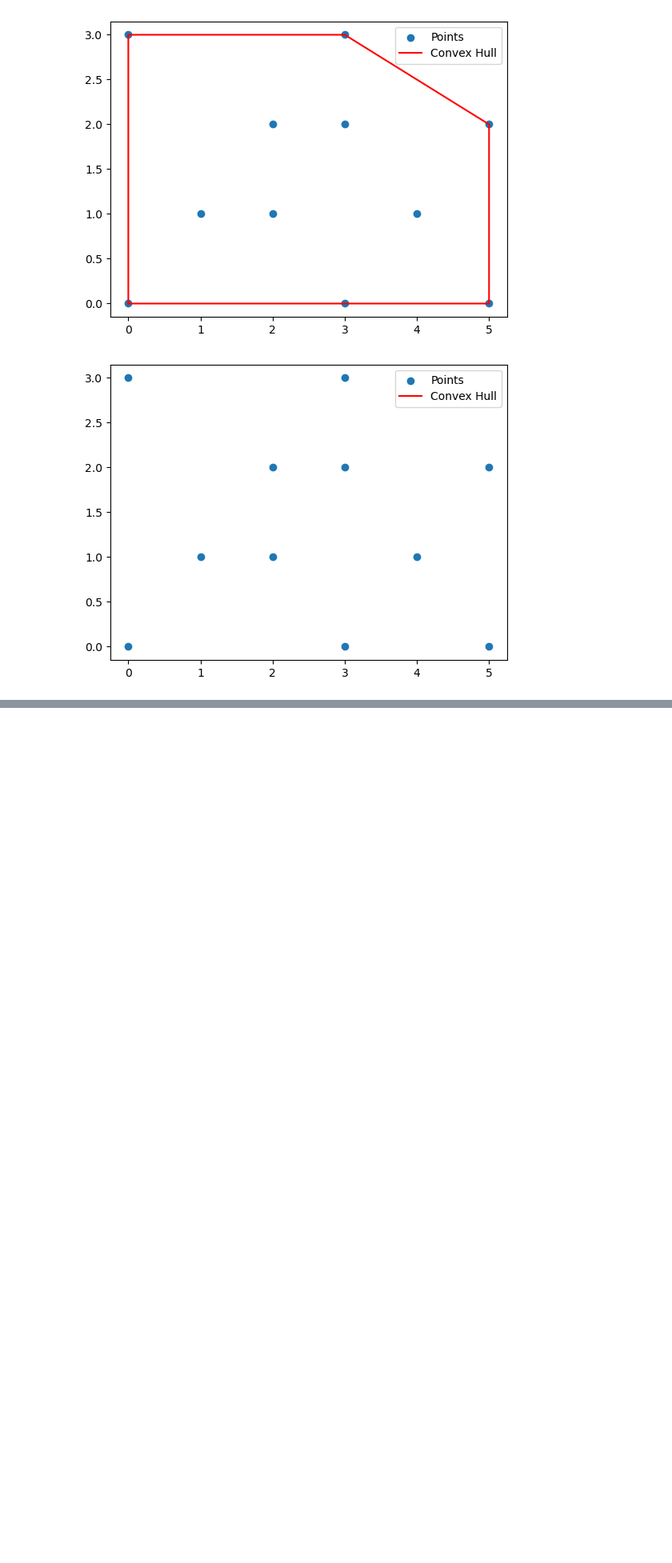
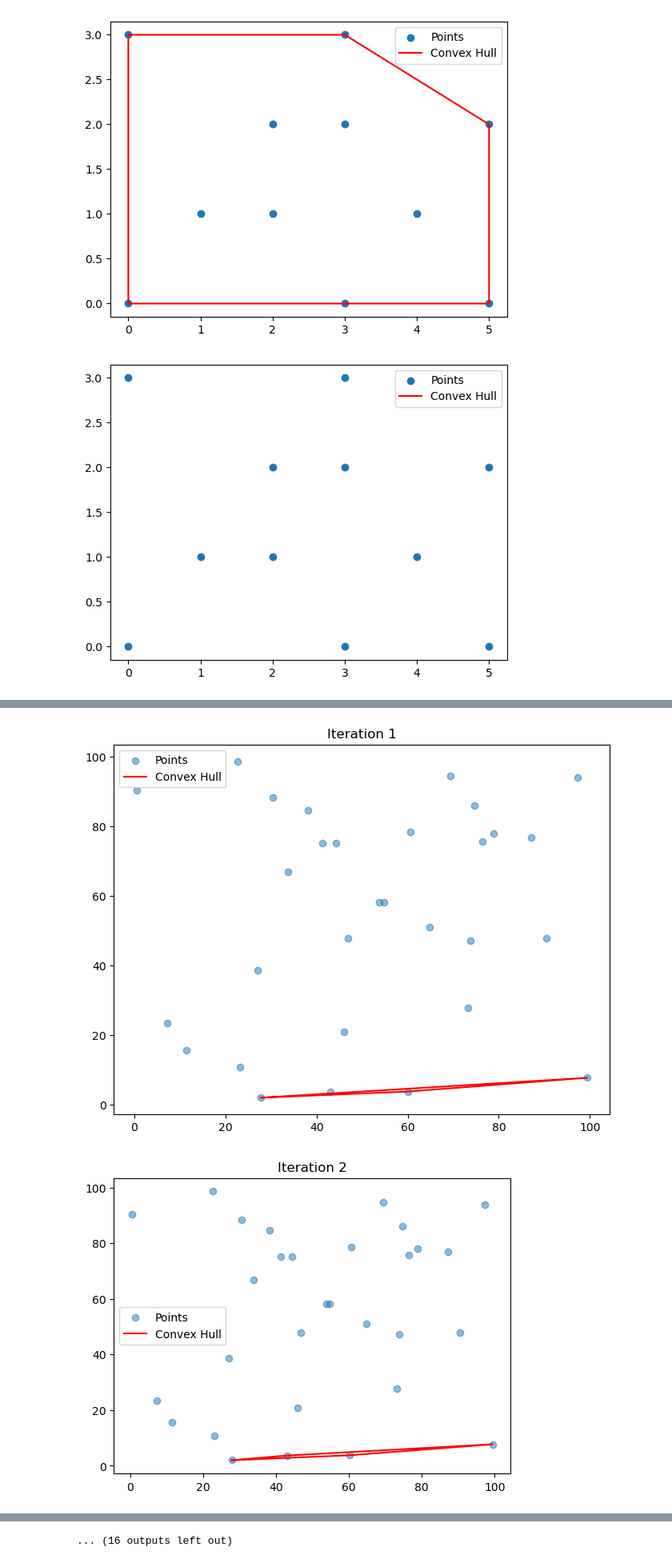
Before and after one commit to SuryaNarayanaa/Los-Codeos-Hermanos, a Jupyter notebook: Python Practice/convex hull.ipynb, the cells around one changed output, grey strips where cells are left out. Shown at 80% size. Saved outputs shown, nothing was run; the diff lists cells and outputs as text; code cells hidden in the pictures; blank space fills up the shorter version.

```diff
--- a/Python Practice/convex hull.ipynb
+++ b/Python Practice/convex hull.ipynb
@@ -144,0 +146,51 @@ plt.show()
+# %%
+
+import math
+import matplotlib.pyplot as plt
+
+def cross_product(p1, p2, p3):
+    return (p2[0] - p1[0]) * (p3[1] - p1[1]) - (p2[1] - p1[1]) * (p3[0] - p1[0])
+
+def distance_euc(p1, p2):
+    return ((p2[0] - p1[0])**2 + (p2[1] - p1[1])**2)**0.5
+
+def graham_scan_with_plot(points):
+    if len(points) < 3:
+        return points
+
+    min_point = min(points, key=lambda p: (p[1], p[0]))
+    sorted_points = sorted(points, key=lambda p: (math.atan2(p[1] - min_point[1], p[0] - min_point[0]), distance_euc(p, min_point)))
+
+    hull = [sorted_points[0], sorted_points[1]]
+    plt.figure(figsize=(8, 6))
+
+    for i, p in enumerate(sorted_points[2:], start=1):
+        while len(hull) > 1 and cross_product(hull[-2], hull[-1], p) <= 0:
+            hull.pop()
+
+        hull.append(p)
+
+        # Plot the current hull at each iteration
+        plt.clf()
+        x, y = zip(*points)
+        plt.scatter(x, y, label="Points", alpha=0.5)
+
+        if len(hull) > 1:
+            hx, hy = zip(*hull + [hull[0]])
+            plt.plot(hx, hy, 'r-', label="Convex Hull")
+
+        plt.legend()
+        plt.title(f"Iteration {i}")
+        plt.pause(0.3)
+
+    plt.show()
+    return hull
+
+# Generate random points
+points = [(random.uniform(0, 100), random.uniform(0, 100)) for _ in range(30)]
+
+# Run Graham's scan with visualization
+hull = graham_scan_with_plot(points)
+# %% [output]
+[figure, added]
+[figure, added]
@@ -144,0 +207 @@ plt.show()
+... (16 outputs left out)
```
Also changed, not shown: parts of 2 cells of this notebook.
